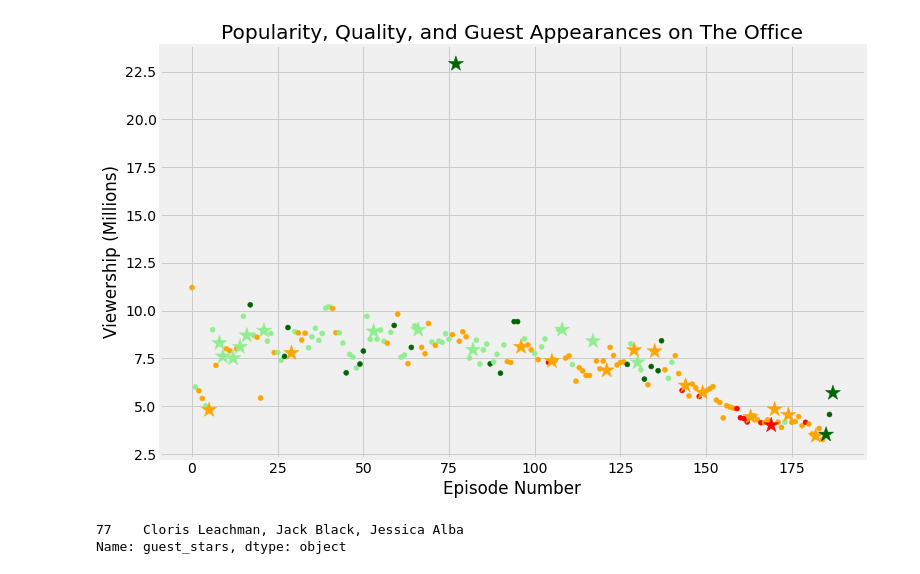
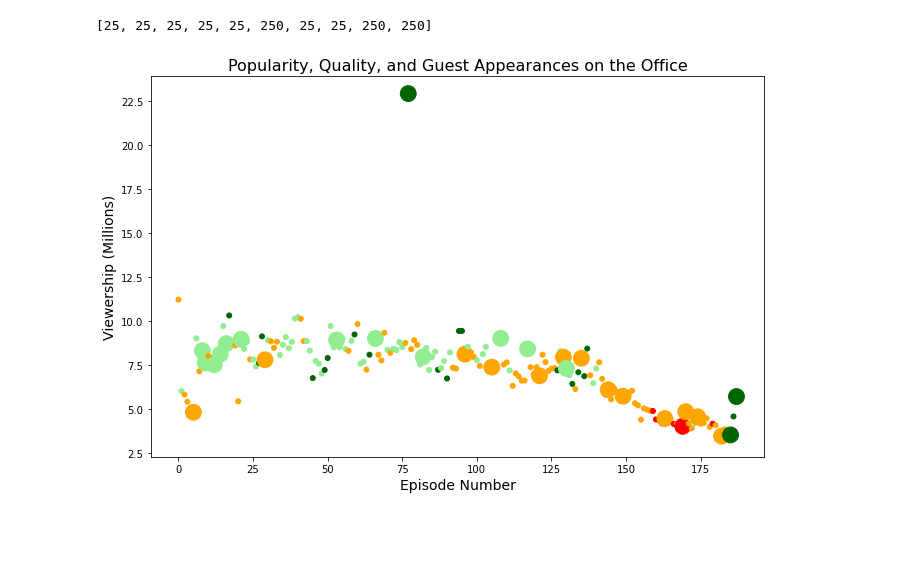
Before and after one commit to coderainforever/Investigating-Netflix-Movies-and-Guest-Stars-in-The-Office---Part-2, a Jupyter notebook: notebook.ipynb, the cells around one changed output. Drawn from its saved outputs; the diff is of its cells as text; code cells hidden in the pictures; blank space fills up the shorter version.

```diff
--- a/notebook.ipynb
+++ b/notebook.ipynb
@@ -85,9 +73,0 @@ cols
-# %%
-sizes = []
-
-for ind, row in office_df.iterrows():
-    if row['has_guests'] == False:
-        sizes.append(25)
-    else:
-        sizes.append(250)
-sizes
@@ -138,29 +74,36 @@ guest_df = office_df[office_df['has_guests'] == True ]
-# %%
-fig = plt.figure()
-plt.style.use('fivethirtyeight')
-
-plt.scatter(x=non_guest_df['episode_number'],
-            y=non_guest_df['viewership_mil'],
-            c=non_guest_df['colors'],
-            s=non_guest_df['sizes']
-           )
-
-plt.scatter(x=guest_df['episode_number'],
-            y=guest_df['viewership_mil'],
-            c=guest_df['colors'],
-            s=guest_df['sizes'],
-            marker='*'
-           )
-
-plt.title("Popularity, Quality, and Guest Appearances on The Office")
-plt.xlabel("Episode Number")
-plt.ylabel("Viewership (Millions)")
-
-plt.show()
-# %% [output]
-[figure, removed]
-# %%
-office_df[office_df['viewership_mil']== office_df['viewership_mil'].max()]['guest_stars']
-# %% [output]
-77    Cloris Leachman, Jack Black, Jessica Alba
-Name: guest_stars, dtype: object
+# %%
+# Create a sizing system:
+# episodes with guest appearances have a marker size of 250
+# episodes without are sized 25
+
+sizes = []
+
+for lab, row in office_episodes.iterrows():
+    if row['has_guests'] == True:
+        sizes.append(250)
+    else:
+        sizes.append(25)
+
+# Inspect the first 10 values in the list
+sizes[:10]
+# %% [output]
+[25, 25, 25, 25, 25, 250, 25, 25, 250, 250]
+# %%
+# Import matplotlib.pyplot under its usual alias and create a figure
+import matplotlib.pyplot as plt
+fig = plt.figure(figsize=(11,7))
+
+# Create a scatter plot
+plt.scatter(office_episodes["episode_number"], office_episodes["viewership_mil"], c = colors, s = sizes)
+
+# Create a title
+plt.title('Popularity, Quality, and Guest Appearances on the Office', size = 16)
+
+# Create an x-axis and an y-axis
+plt.xlabel('Episode Number', size = 14)
+plt.ylabel('Viewership (Millions)', size = 14)
+
+# Show the plot
+plt.show()
+# %% [output]
+[figure, added]
```
Also changed, not shown: parts of 8 cells of this notebook.
